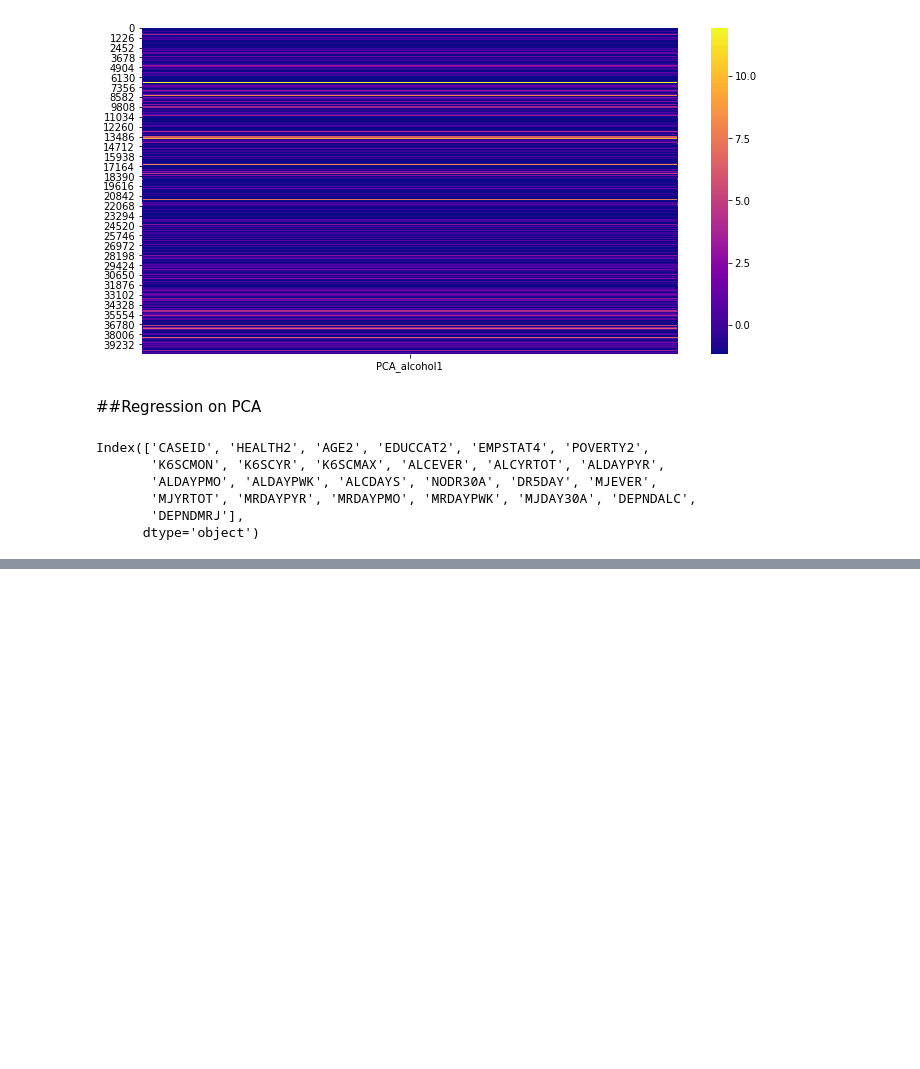
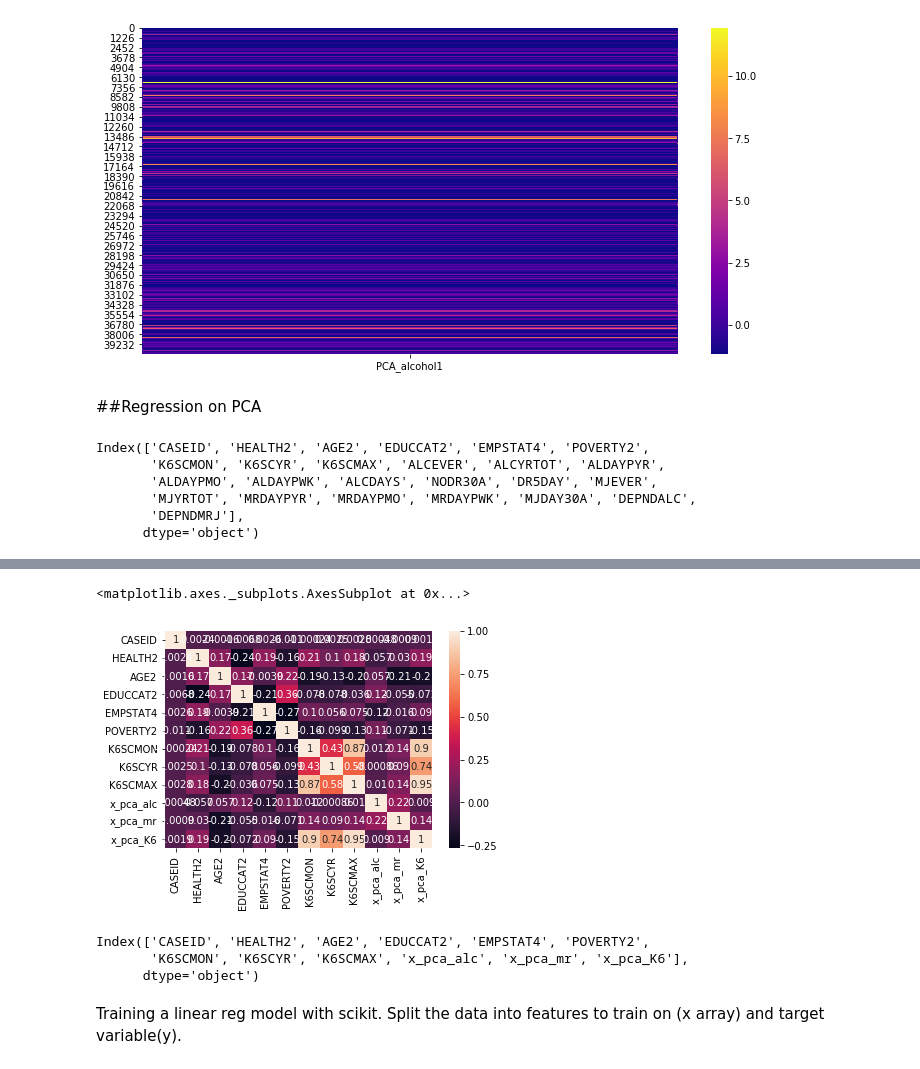
Before and after one commit to 06fsantos/DA_Mental_Illness, a Jupyter notebook: DA_Mental_Illness/PCA.ipynb, the cells around one changed output, grey strips where cells are left out. Drawn from its saved outputs; the diff is of its cells as text; code cells hidden in the pictures; blank space fills up the shorter version.

```diff
--- a/DA_Mental_Illness/PCA.ipynb
+++ b/DA_Mental_Illness/PCA.ipynb
@@ -189,0 +209,14 @@ df_PCA.assign(x_pca_alc = x_pca_alc, x_pca_mr=x_pca_mr, x_pca_K6=x_pca_K6)
+# %%
+sns.heatmap(df_PCA.corr(), annot=True)
+# %% [output]
+<matplotlib.axes._subplots.AxesSubplot at 0x...>
+[figure, added]
+# %%
+df_PCA.columns
+# %% [output]
+Index(['CASEID', 'HEALTH2', 'AGE2', 'EDUCCAT2', 'EMPSTAT4', 'POVERTY2',
+       'K6SCMON', 'K6SCYR', 'K6SCMAX', 'x_pca_alc', 'x_pca_mr', 'x_pca_K6'],
+      dtype='object')
+# %% [markdown]
+Training a linear reg model with scikit.
+Split the data into features to train on (x array) and target variable(y).
```
Also changed, not shown: parts of 39 cells of this notebook.
